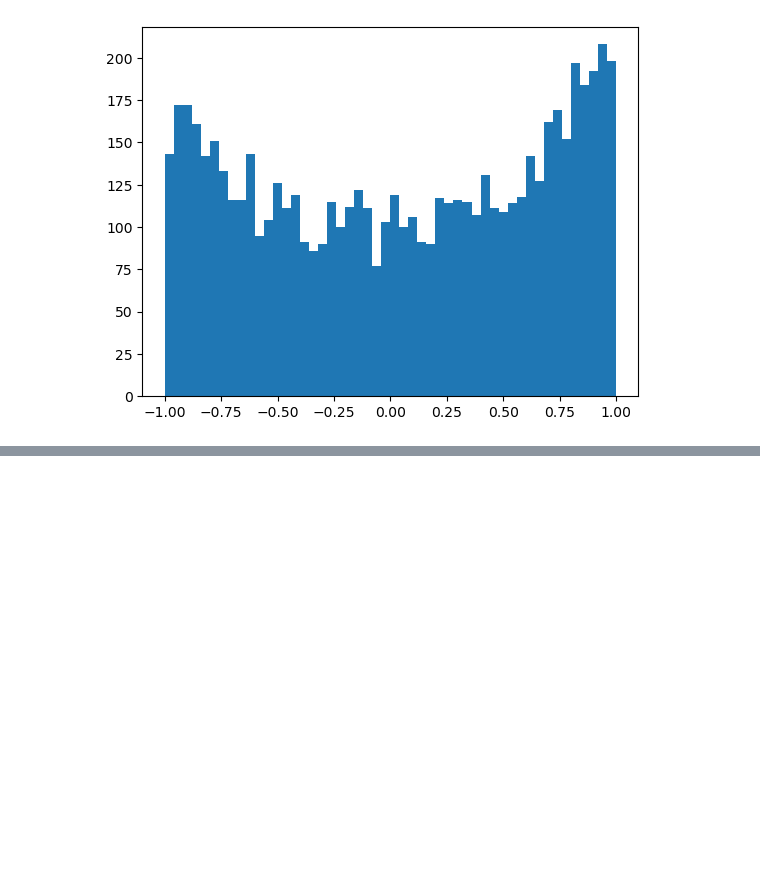
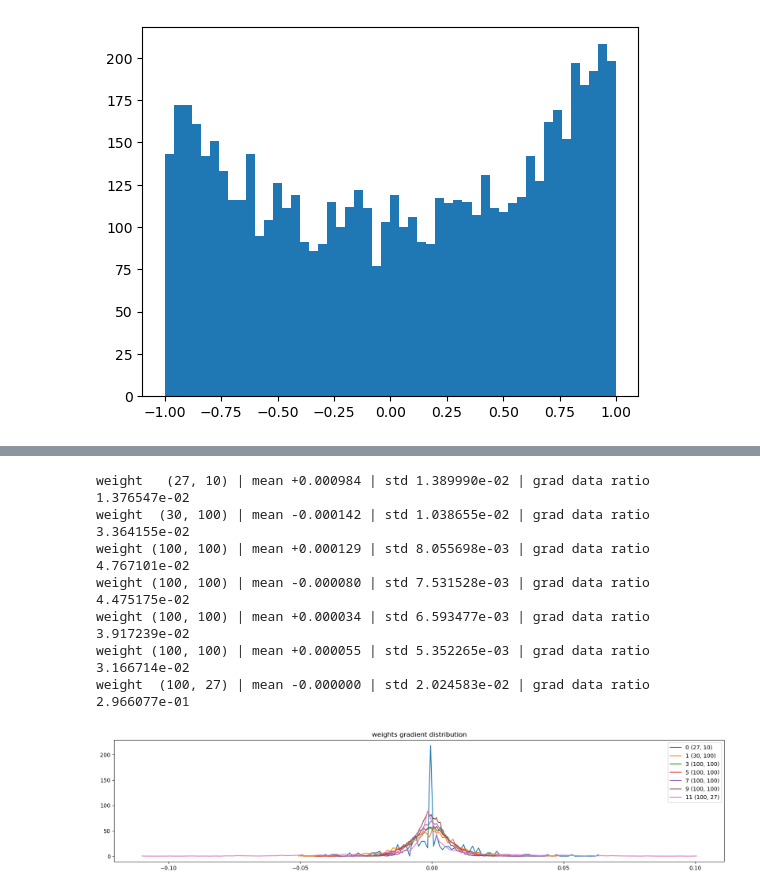
Before and after one commit to kamal-tanwar/makemore, a Jupyter notebook: makemore_part3.ipynb, the cells around one changed output, grey strips where cells are left out. Saved outputs shown, nothing was run; the diff lists cells and outputs as text; code cells hidden in the pictures; blank space fills up the shorter version.

```diff
--- a/makemore_part3.ipynb
+++ b/makemore_part3.ipynb
@@ -219,0 +383,22 @@ plt.hist(h.view(-1).tolist(), 50); # Why is this a problem? hint: derivative of
+# %%
+plt.figure(figsize=(20, 4))
+legends = []
+for i,p in enumerate(parameters):
+  t = p.grad
+  if p.ndim == 2:
+    print('weight %10s | mean %+f | std %e | grad data ratio %e' %( tuple(p.shape), t.mean(), t.std(), t.std() / p.std()))
+    hy, hx = torch.histogram(t, density=True)
+    plt.plot(hx[:-1].detach(), hy.detach())
+    legends.append(f'{i} {tuple(p.shape)}')
+
+plt.legend(legends)
+plt.title('weights gradient distribution');
+# %% [output]
+weight   (27, 10) | mean +0.000984 | std 1.389990e-02 | grad data ratio 1.376547e-02
+weight  (30, 100) | mean -0.000142 | std 1.038655e-02 | grad data ratio 3.364155e-02
+weight (100, 100) | mean +0.000129 | std 8.055698e-03 | grad data ratio 4.767101e-02
+weight (100, 100) | mean -0.000080 | std 7.531528e-03 | grad data ratio 4.475175e-02
+weight (100, 100) | mean +0.000034 | std 6.593477e-03 | grad data ratio 3.917239e-02
+weight (100, 100) | mean +0.000055 | std 5.352265e-03 | grad data ratio 3.166714e-02
+weight  (100, 27) | mean -0.000000 | std 2.024583e-02 | grad data ratio 2.966077e-01
+[figure, added]
```
Also changed, not shown: parts of 7 cells of this notebook.
